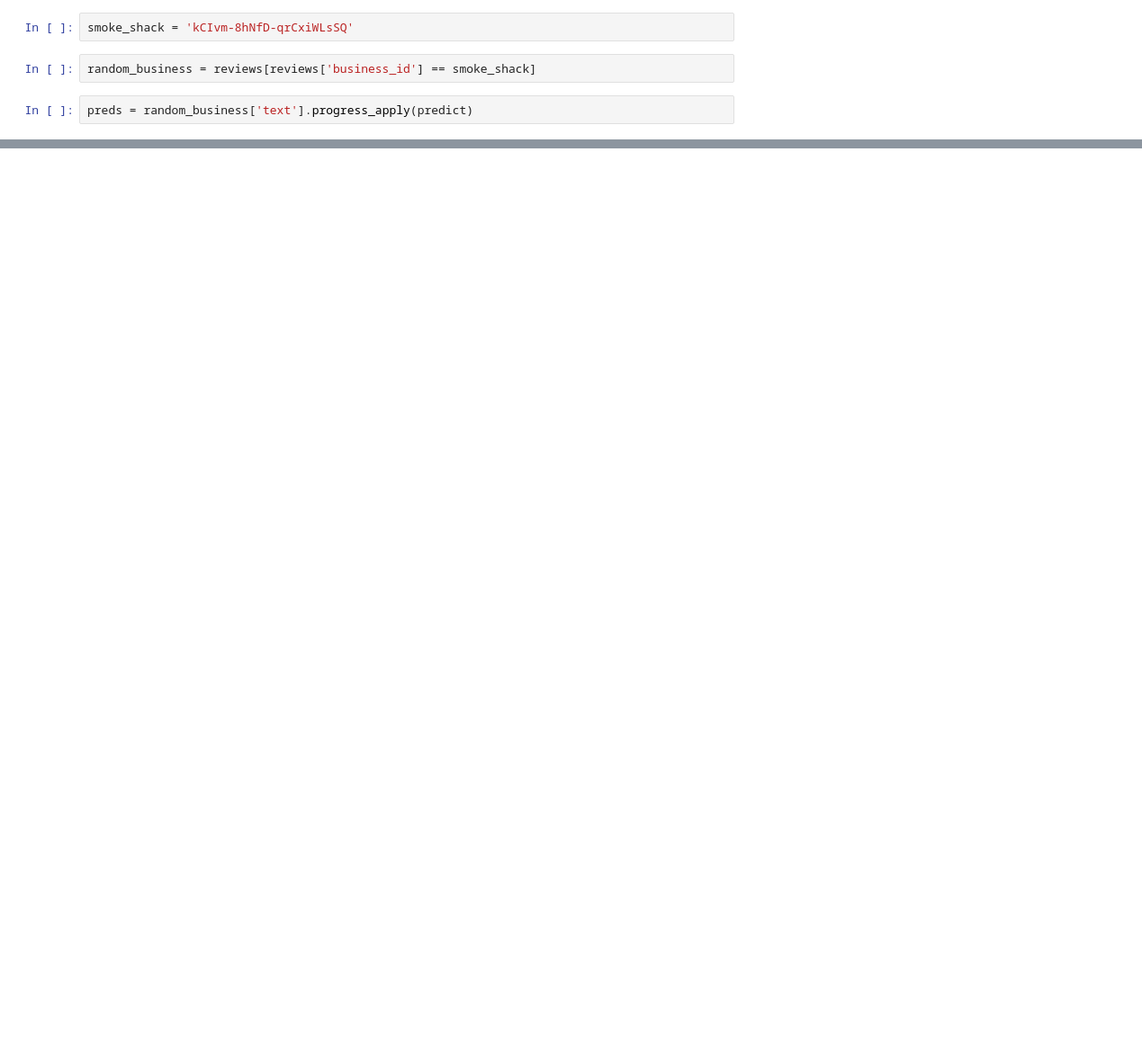
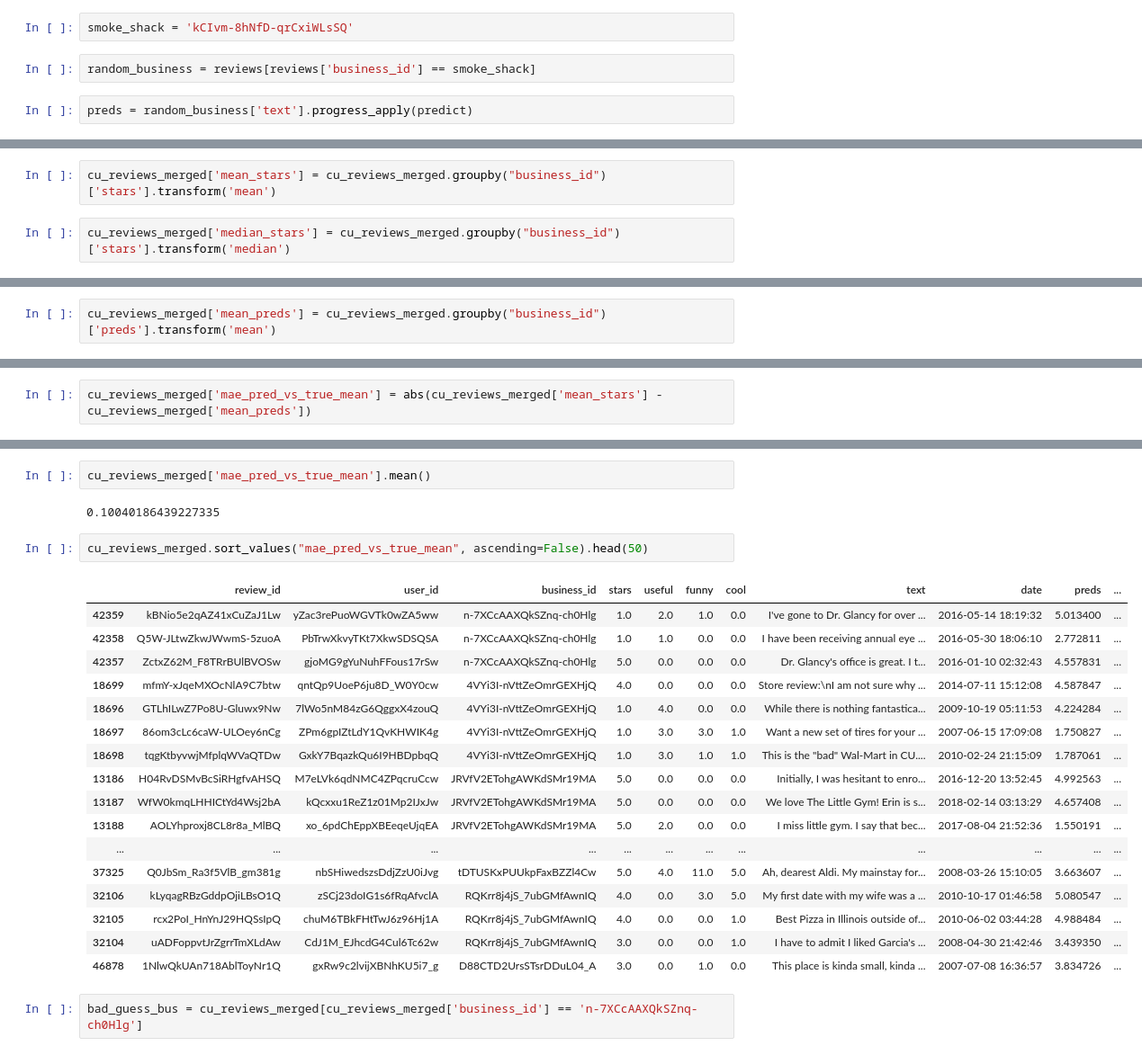
Before and after one commit to BloomTech-Labs/Yelp-ds, a Jupyter notebook: sentiment/final_evaluation/get_new_business_rating.ipynb, the cells around one changed output, grey strips where cells are left out. Shown at 90% size. Saved outputs shown, nothing was run; the diff lists cells and outputs as text; blank space fills up the shorter version.

```diff
--- a/sentiment/final_evaluation/get_new_business_rating.ipynb
+++ b/sentiment/final_evaluation/get_new_business_rating.ipynb
@@ -212,0 +427,4 @@ preds.mean()
+# %%
+cu_reviews_merged['mean_stars'] = cu_reviews_merged.groupby("business_id")['stars'].transform('mean')
+# %%
+cu_reviews_merged['median_stars'] = cu_reviews_merged.groupby("business_id")['stars'].transform('median')
@@ -212,0 +440,2 @@ preds.mean()
+# %%
+cu_reviews_merged['mean_preds'] = cu_reviews_merged.groupby("business_id")['preds'].transform('mean')
@@ -212,0 +451,2 @@ preds.mean()
+# %%
+cu_reviews_merged['mae_pred_vs_true_mean'] = abs(cu_reviews_merged['mean_stars'] - cu_reviews_merged['mean_preds'])
@@ -212,0 +482,26 @@ preds.mean()
+# %%
+cu_reviews_merged['mae_pred_vs_true_mean'].mean()
+# %% [output]
+0.10040186439227335
+# %%
+cu_reviews_merged.sort_values("mae_pred_vs_true_mean", ascending=False).head(50)
+# %% [output]
+|  | review_id | user_id | business_id | stars | useful | funny | cool | text | date | preds | ... |
+| 42359 | kBNio5e2qAZ41xCuZaJ1Lw | yZac3rePuoWGVTk0wZA5ww | n-7XCcAAXQkSZnq-ch0Hlg | 1.0 | 2.0 | 1.0 | 0.0 | I've gone to Dr. Glancy for over ... | 2016-05-14 18:19:32 | 5.013400 | ... |
+| 42358 | Q5W-JLtwZkwJWwmS-5zuoA | PbTrwXkvyTKt7XkwSDSQSA | n-7XCcAAXQkSZnq-ch0Hlg | 1.0 | 1.0 | 0.0 | 0.0 | I have been receiving annual eye ... | 2016-05-30 18:06:10 | 2.772811 | ... |
+| 42357 | ZctxZ62M_F8TRrBUlBVOSw | gjoMG9gYuNuhFFous17rSw | n-7XCcAAXQkSZnq-ch0Hlg | 5.0 | 0.0 | 0.0 | 0.0 | Dr. Glancy's office is great. I t... | 2016-01-10 02:32:43 | 4.557831 | ... |
+| 18699 | mfmY-xJqeMXOcNlA9C7btw | qntQp9UoeP6ju8D_W0Y0cw | 4VYi3I-nVttZeOmrGEXHjQ | 4.0 | 0.0 | 0.0 | 0.0 | Store review:\nI am not sure why ... | 2014-07-11 15:12:08 | 4.587847 | ... |
+| 18696 | GTLhILwZ7Po8U-Gluwx9Nw | 7lWo5nM84zG6QggxX4zouQ | 4VYi3I-nVttZeOmrGEXHjQ | 1.0 | 4.0 | 0.0 | 0.0 | While there is nothing fantastica... | 2009-10-19 05:11:53 | 4.224284 | ... |
+| 18697 | 86om3cLc6caW-ULOey6nCg | ZPm6gpIZtLdY1QvKHWIK4g | 4VYi3I-nVttZeOmrGEXHjQ | 1.0 | 3.0 | 3.0 | 1.0 | Want a new set of tires for your ... | 2007-06-15 17:09:08 | 1.750827 | ... |
+| 18698 | tqgKtbyvwjMfplqWVaQTDw | GxkY7BqazkQu6I9HBDpbqQ | 4VYi3I-nVttZeOmrGEXHjQ | 1.0 | 3.0 | 1.0 | 1.0 | This is the "bad" Wal-Mart in CU.... | 2010-02-24 21:15:09 | 1.787061 | ... |
+| 13186 | H04RvDSMvBcSiRHgfvAHSQ | M7eLVk6qdNMC4ZPqcruCcw | JRVfV2ETohgAWKdSMr19MA | 5.0 | 0.0 | 0.0 | 0.0 | Initially, I was hesitant to enro... | 2016-12-20 13:52:45 | 4.992563 | ... |
+| 13187 | WfW0kmqLHHICtYd4Wsj2bA | kQcxxu1ReZ1z01Mp2IJxJw | JRVfV2ETohgAWKdSMr19MA | 5.0 | 0.0 | 0.0 | 0.0 | We love The Little Gym! Erin is s... | 2018-02-14 03:13:29 | 4.657408 | ... |
+| 13188 | AOLYhproxj8CL8r8a_MlBQ | xo_6pdChEppXBEeqeUjqEA | JRVfV2ETohgAWKdSMr19MA | 5.0 | 2.0 | 0.0 | 0.0 | I miss little gym. I say that bec... | 2017-08-04 21:52:36 | 1.550191 | ... |
+| ... | ... | ... | ... | ... | ... | ... | ... | ... | ... | ... | ... |
+| 37325 | Q0JbSm_Ra3f5VlB_gm381g | nbSHiwedszsDdjZzU0iJvg | tDTUSKxPUUkpFaxBZZl4Cw | 5.0 | 4.0 | 11.0 | 5.0 | Ah, dearest Aldi. My mainstay for... | 2008-03-26 15:10:05 | 3.663607 | ... |
+| 32106 | kLyqagRBzGddpOjiLBsO1Q | zSCj23doIG1s6fRqAfvclA | RQKrr8j4jS_7ubGMfAwnIQ | 4.0 | 0.0 | 3.0 | 5.0 | My first date with my wife was a ... | 2010-10-17 01:46:58 | 5.080547 | ... |
+| 32105 | rcx2PoI_HnYnJ29HQSsIpQ | chuM6TBkFHtTwJ6z96Hj1A | RQKrr8j4jS_7ubGMfAwnIQ | 4.0 | 0.0 | 0.0 | 1.0 | Best Pizza in Illinois outside of... | 2010-06-02 03:44:28 | 4.988484 | ... |
+| 32104 | uADFoppvtJrZgrrTmXLdAw | CdJ1M_EJhcdG4Cul6Tc62w | RQKrr8j4jS_7ubGMfAwnIQ | 3.0 | 0.0 | 0.0 | 1.0 | I have to admit I liked Garcia's ... | 2008-04-30 21:42:46 | 3.439350 | ... |
+| 46878 | 1NlwQkUAn718AblToyNr1Q | gxRw9c2lvijXBNhKU5i7_g | D88CTD2UrsSTsrDDuL04_A | 3.0 | 0.0 | 1.0 | 0.0 | This place is kinda small, kinda ... | 2007-07-08 16:36:57 | 3.834726 | ... |
+# %%
+bad_guess_bus = cu_reviews_merged[cu_reviews_merged['business_id'] == 'n-7XCcAAXQkSZnq-ch0Hlg']
```
Also changed, not shown: parts of 96 cells of this notebook, 2 other files.
